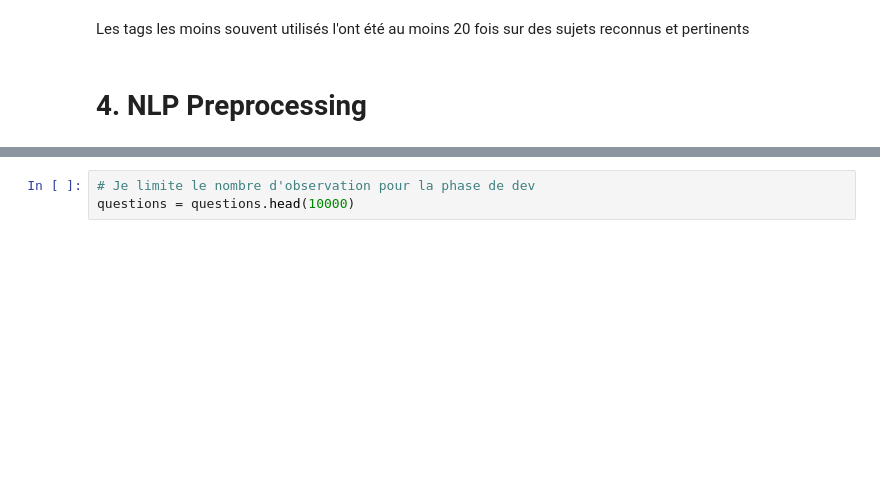
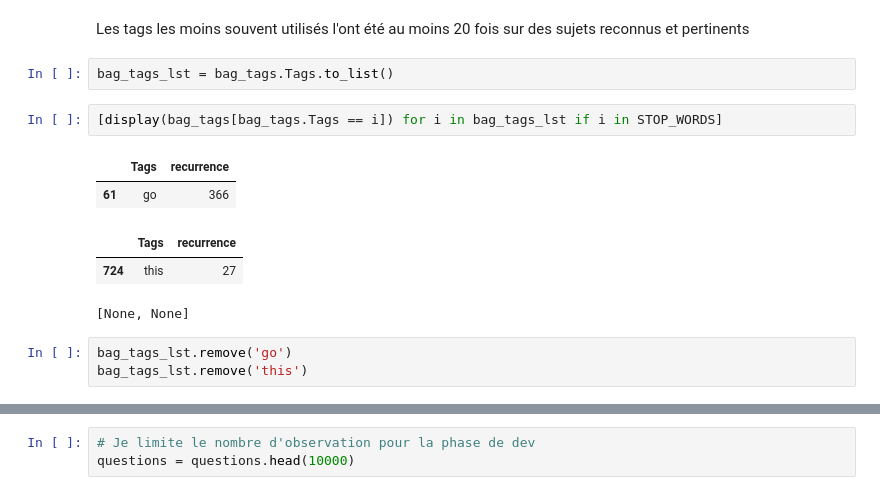
Before and after one commit to Adrian1903/Categorisez-automatiquement-des-questions, a Jupyter notebook: dev/02_nettoyage.ipynb, the cells around one changed output, grey strips where cells are left out. Saved outputs shown, nothing was run; the diff lists cells and outputs as text; blank space fills up the shorter version.

```diff
--- a/dev/02_nettoyage.ipynb
+++ b/dev/02_nettoyage.ipynb
@@ -173,4 +172,15 @@ bag_tags = bag_tags.Tags.to_list()
 # %% [markdown]
 Les tags les moins souvent utilisés l'ont été au moins 20 fois sur des sujets reconnus et pertinents
-# %% [markdown]
-# 4. NLP Preprocessing
+# %%
+bag_tags_lst = bag_tags.Tags.to_list()
+# %%
+[display(bag_tags[bag_tags.Tags == i]) for i in bag_tags_lst if i in STOP_WORDS]
+# %% [output]
+|  | Tags | recurrence |
+| 61 | go | 366 |
+|  | Tags | recurrence |
+| 724 | this | 27 |
+[None, None]
+# %%
+bag_tags_lst.remove('go')
+bag_tags_lst.remove('this')
```
Also changed, not shown: parts of 49 cells of this notebook.
